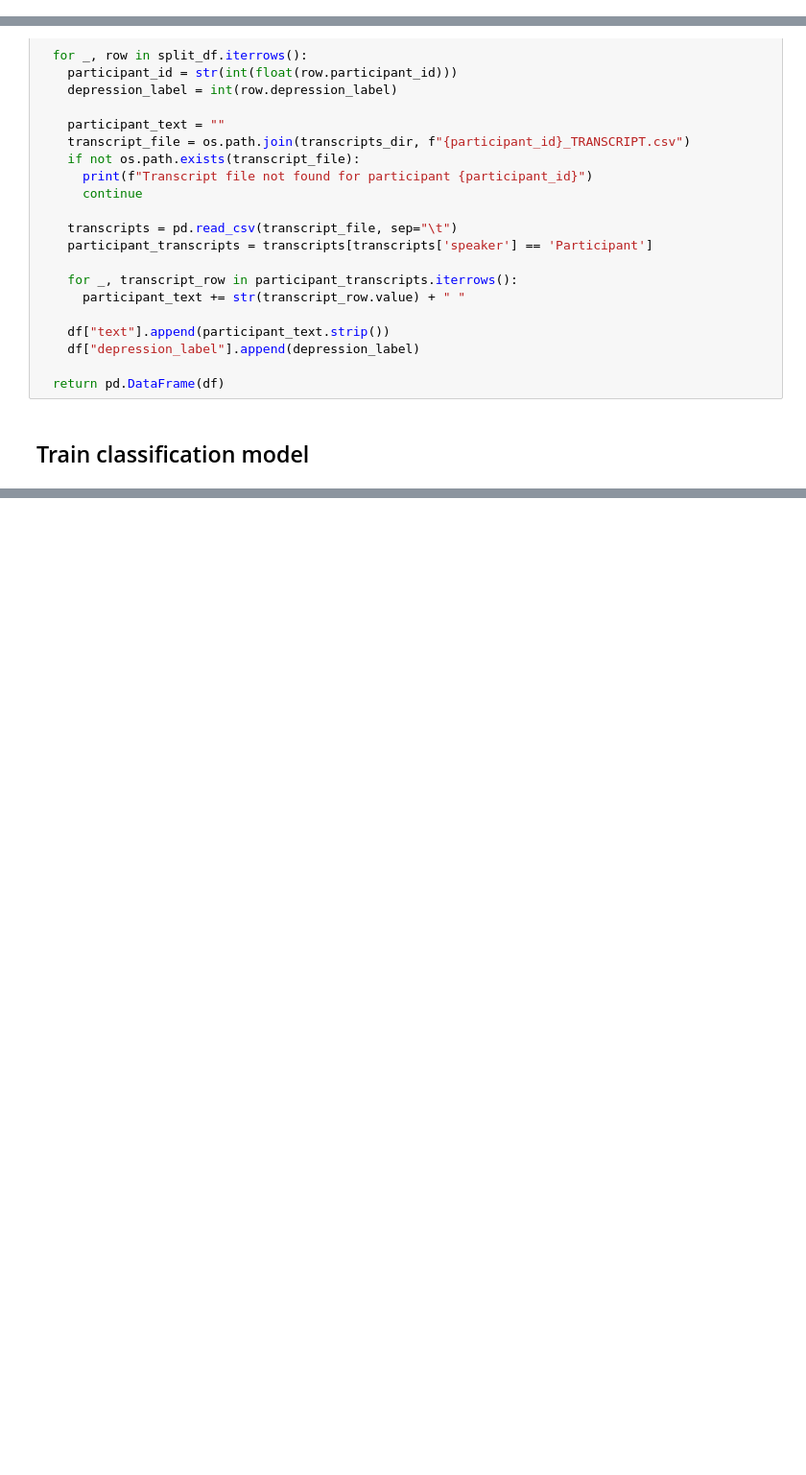
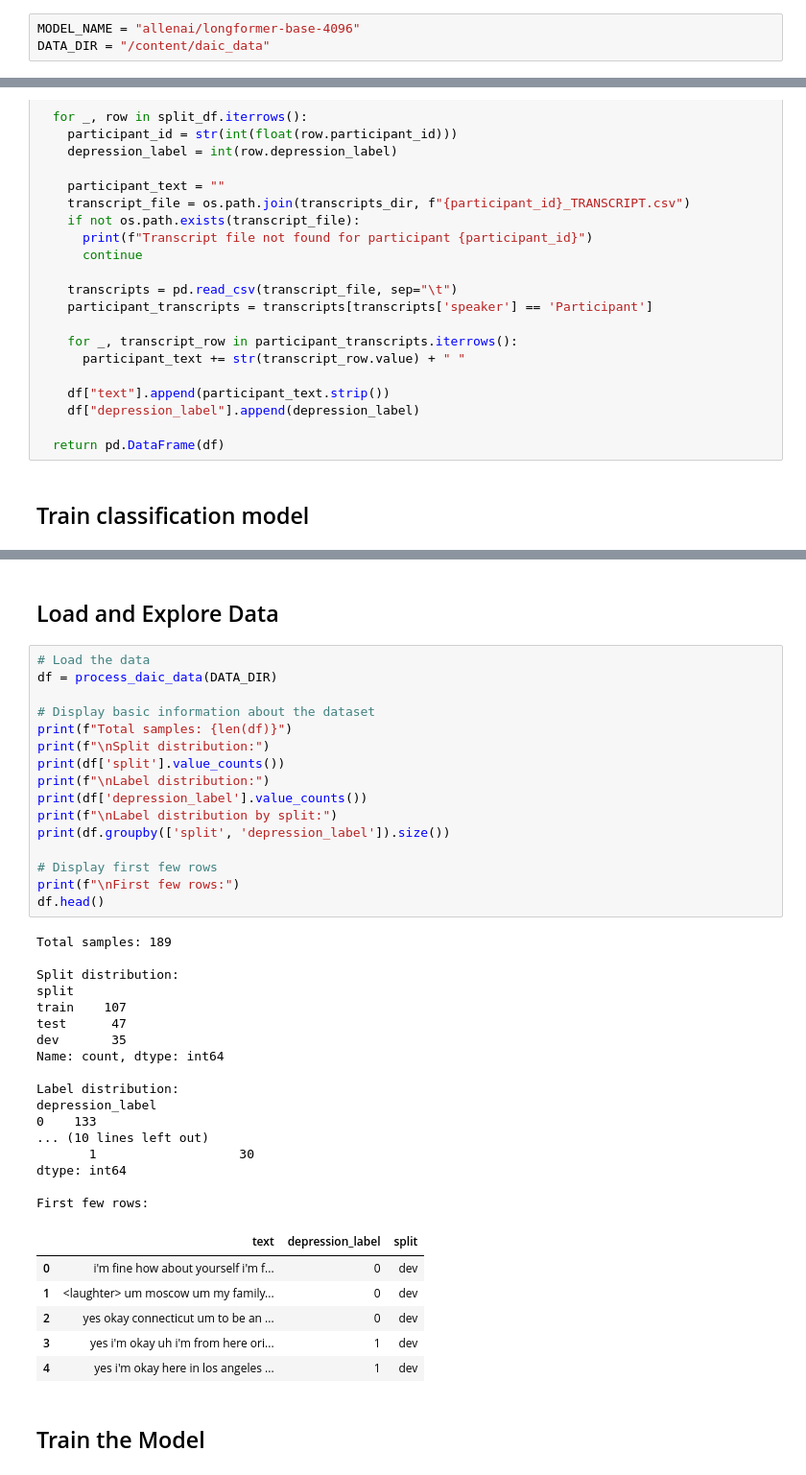
Before and after one commit to Chbmleao/Finetune-LLM-Depression-Data, a Jupyter notebook: classification_model/classification_model.ipynb, the cells around one changed output, grey strips where cells are left out. Shown at 96% size. Drawn from its saved outputs; the diff is of its cells as text; blank space fills up the shorter version.

```diff
--- a/classification_model/classification_model.ipynb
+++ b/classification_model/classification_model.ipynb
@@ -12,6 +19,9 @@ from torch.utils.data import Dataset
 from transformers import Trainer, TrainingArguments, AutoTokenizer, AutoModel
 from sklearn.metrics import precision_score, recall_score, f1_score, accuracy_score
 from peft import LoraConfig, get_peft_model
+# %%
+MODEL_NAME = "allenai/longformer-base-4096"
+DATA_DIR = "/content/daic_data"
 # %% [markdown]
 ## Data loader
 # %%
@@ -202,0 +418,44 @@ def train_model(df):
+# %% [markdown]
+## Load and Explore Data
+# %%
+# Load the data
+df = process_daic_data(DATA_DIR)
+
+# Display basic information about the dataset
+print(f"Total samples: {len(df)}")
+print(f"\nSplit distribution:")
+print(df['split'].value_counts())
+print(f"\nLabel distribution:")
+print(df['depression_label'].value_counts())
+print(f"\nLabel distribution by split:")
+print(df.groupby(['split', 'depression_label']).size())
+
+# Display first few rows
+print(f"\nFirst few rows:")
+df.head()
+# %% [output]
+Total samples: 189
+
+Split distribution:
+split
+train    107
+test      47
+dev       35
+Name: count, dtype: int64
+
+Label distribution:
+depression_label
+0    133
+... (10 lines left out)
+       1                   30
+dtype: int64
+
+First few rows:
+|  | text | depression_label | split |
+| 0 | i'm fine how about yourself i'm f... | 0 | dev |
+| 1 | <laughter> um moscow um my family... | 0 | dev |
+| 2 | yes okay connecticut um to be an ... | 0 | dev |
+| 3 | yes i'm okay uh i'm from here ori... | 1 | dev |
+| 4 | yes i'm okay here in los angeles ... | 1 | dev |
+# %% [markdown]
+## Train the Model
```
Also changed, not shown: parts of 4 cells of this notebook.
